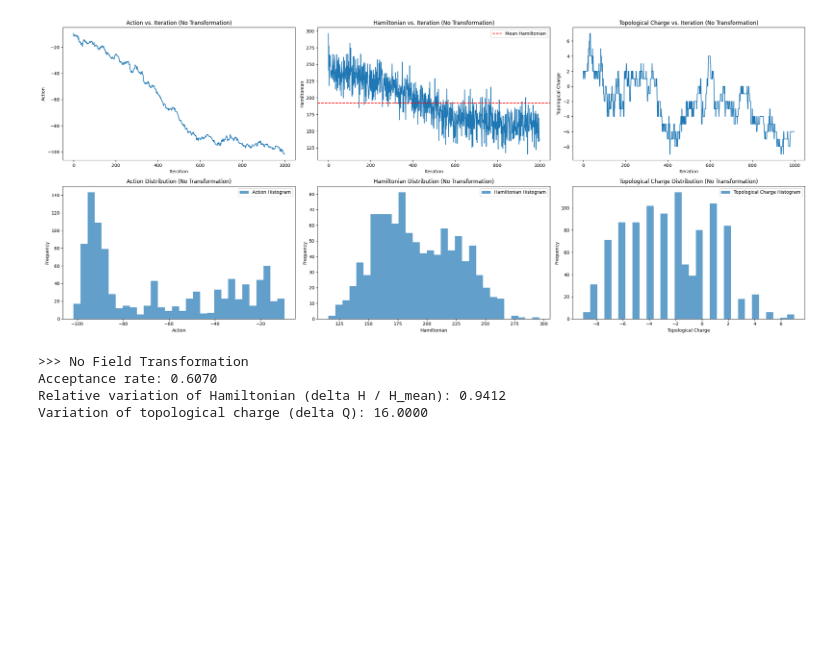
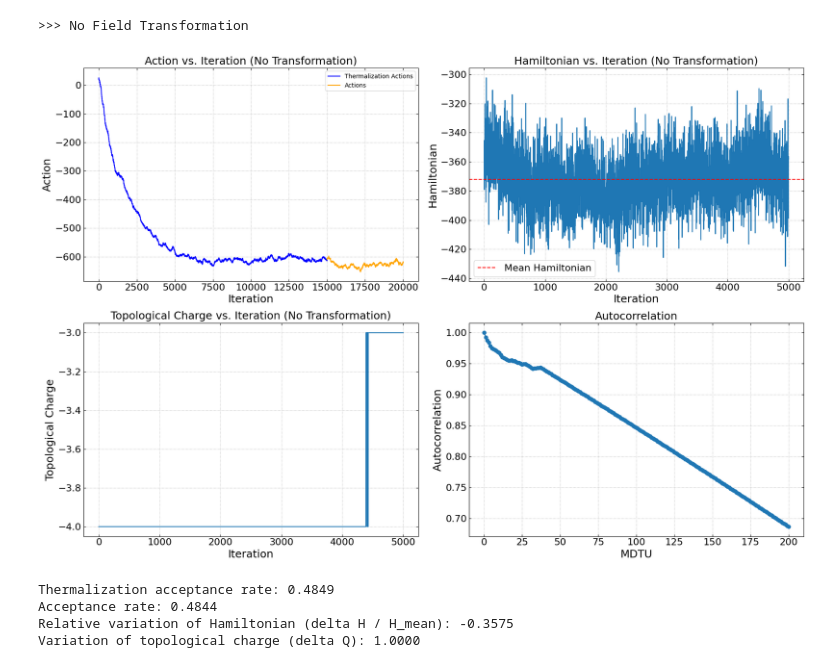
Before and after one commit to Greyyy-HJC/hmc_ft, a Jupyter notebook: 2d_u1/main.ipynb, the cells around one changed output. Drawn from its saved outputs; the diff is of its cells as text; code cells hidden in the pictures; blank space fills up the shorter version.

```diff
--- a/2d_u1/main.ipynb
+++ b/2d_u1/main.ipynb
@@ -12,35 +12,47 @@ If the energy conservation is not good, try to reduce the step size.
 """
 
 lattice_size = 16
-beta = 1.0
+beta = 3
+n_thermalization_steps = 15000
 n_steps = 20
-step_size = 0.002
-n_iterations = 1000
+step_size = 0.001
+n_iterations = 5000
 
-hmc = HMC_U1(lattice_size, beta, n_steps, step_size)
+hmc = HMC_U1(lattice_size, beta, n_thermalization_steps, n_steps, step_size)
 # %%
-# Run HMC without field transformation
-final_config, actions, acceptance_rate, topological_charges, hamiltonians = hmc.run(n_iterations)
-plot_results(actions, topological_charges, hamiltonians, title_suffix="(No Transformation)")
-
 print(">>> No Field Transformation")
 
+# Thermalize the system
+theta_thermalized, thermalization_actions, thermalization_acceptance_rate = hmc.thermalize()
+
+# Run HMC without field transformation
+final_config, actions, acceptance_rate, topological_charges, hamiltonians = hmc.run(n_iterations, theta_thermalized)
+
+# Compute autocorrelation of the topological charge
+max_lag = 200
+autocorrelations = compute_autocorrelation(topological_charges, max_lag)
+
+# Plot results
+plot_results(thermalization_actions, actions, topological_charges, hamiltonians, autocorrelations, title_suffix="(No Transformation)")
+
 # Print the acceptance rate
+print(f"Thermalization acceptance rate: {thermalization_acceptance_rate:.4f}")
 print(f"Acceptance rate: {acceptance_rate:.4f}")
 
 # Calculate and print the variation of Hamiltonian (delta H) relative to mean H
 delta_H = np.max(hamiltonians) - np.min(hamiltonians)
 H_mean = np.mean(hamiltonians)
 relative_delta_H = delta_H / H_mean
 print(f"Relative variation of Hamiltonian (delta H / H_mean): {relative_delta_H:.4f}")
 
 # Calculate and print the variation of topological charge (delta Q)
 delta_Q = np.max(topological_charges) - np.min(topological_charges)
 print(f"Variation of topological charge (delta Q): {delta_Q:.4f}")
 # %% [output]
+>>> No Field Transformation
-[figure, old version]
+[figure, new version]
->>> No Field Transformation
-Acceptance rate: 0.6070
-Relative variation of Hamiltonian (delta H / H_mean): 0.9412
-Variation of topological charge (delta Q): 16.0000
+Thermalization acceptance rate: 0.4849
+Acceptance rate: 0.4844
+Relative variation of Hamiltonian (delta H / H_mean): -0.3575
+Variation of topological charge (delta Q): 1.0000
 # %%
```
Also changed, not shown: parts of 3 cells of this notebook, 4 other files.
